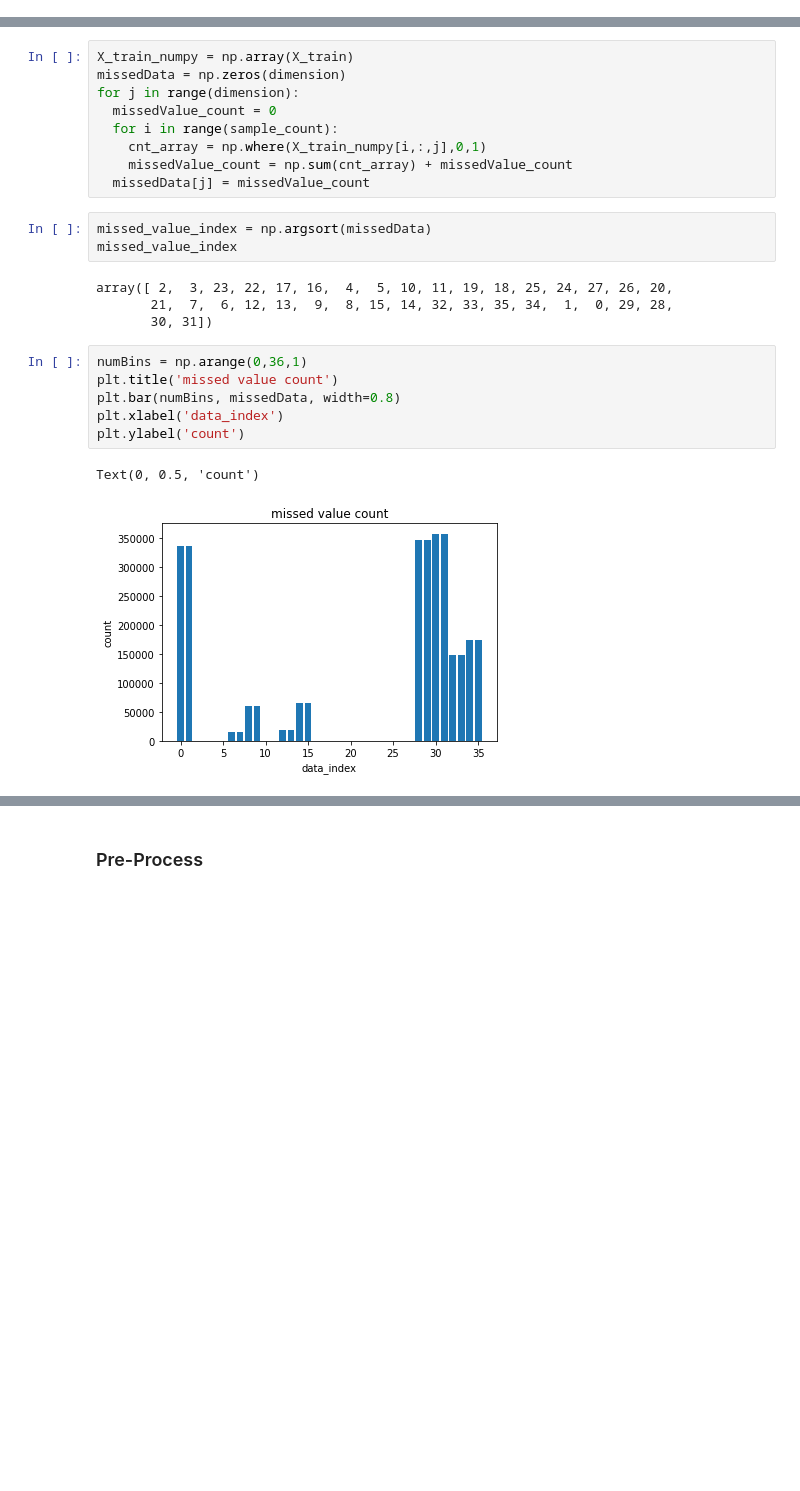
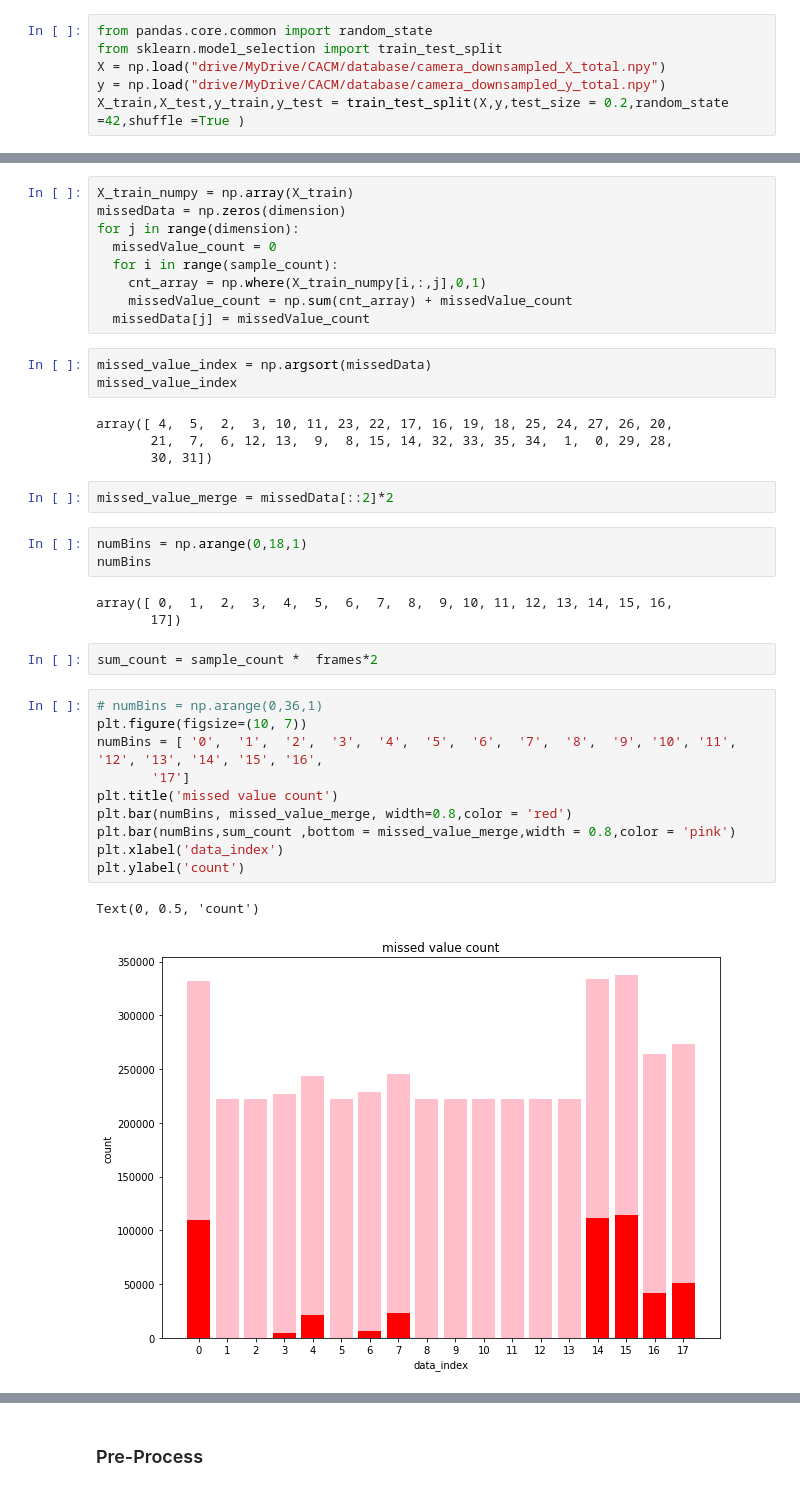
Before and after one commit to Lizzd/Openpose-Pose-classify, a Jupyter notebook: lstm.ipynb, the cells around one changed output, grey strips where cells are left out. Cells and saved outputs as stored; diff of their text form; blank space fills up the shorter version.

Commit message:
data analysis

```diff
--- a/lstm.ipynb
+++ b/lstm.ipynb
@@ -68,6 +68,12 @@ X_test = load_X(X_test_path)
 
 y_train = load_y(y_train_path)
 y_test = load_y(y_test_path)
+# %%
+from pandas.core.common import random_state
+from sklearn.model_selection import train_test_split
+X = np.load("drive/MyDrive/CACM/database/camera_downsampled_X_total.npy")
+y = np.load("drive/MyDrive/CACM/database/camera_downsampled_y_total.npy")
+X_train,X_test,y_train,y_test = train_test_split(X,y,test_size = 0.2,random_state =42,shuffle =True )
 # %%
 X_test.shape
 # %% [output]
@@ -98,16 +99,30 @@ for j in range(dimension):
 missed_value_index = np.argsort(missedData)
 missed_value_index
 # %% [output]
-array([ 2,  3, 23, 22, 17, 16,  4,  5, 10, 11, 19, 18, 25, 24, 27, 26, 20,
+array([ 4,  5,  2,  3, 10, 11, 23, 22, 17, 16, 19, 18, 25, 24, 27, 26, 20,
        21,  7,  6, 12, 13,  9,  8, 15, 14, 32, 33, 35, 34,  1,  0, 29, 28,
        30, 31])
+# %%
+missed_value_merge = missedData[::2]*2
+# %%
+numBins = np.arange(0,18,1)
+numBins
+# %% [output]
+array([ 0,  1,  2,  3,  4,  5,  6,  7,  8,  9, 10, 11, 12, 13, 14, 15, 16,
+       17])
+# %%
+sum_count = sample_count *  frames*2
 # %%
-numBins = np.arange(0,36,1)
+# numBins = np.arange(0,36,1)
+plt.figure(figsize=(10, 7))
+numBins = [ '0',  '1',  '2',  '3',  '4',  '5',  '6',  '7',  '8',  '9', '10', '11', '12', '13', '14', '15', '16',
+       '17']
 plt.title('missed value count')
-plt.bar(numBins, missedData, width=0.8)
+plt.bar(numBins, missed_value_merge, width=0.8,color = 'red')
+plt.bar(numBins,sum_count ,bottom = missed_value_merge,width = 0.8,color = 'pink')
 plt.xlabel('data_index')
 plt.ylabel('count')
 # %% [output]
 Text(0, 0.5, 'count')
-[figure, old version]
+[figure, new version]
 # %%
```
Also changed, not shown: parts of 15 cells of this notebook, 2 other files.
